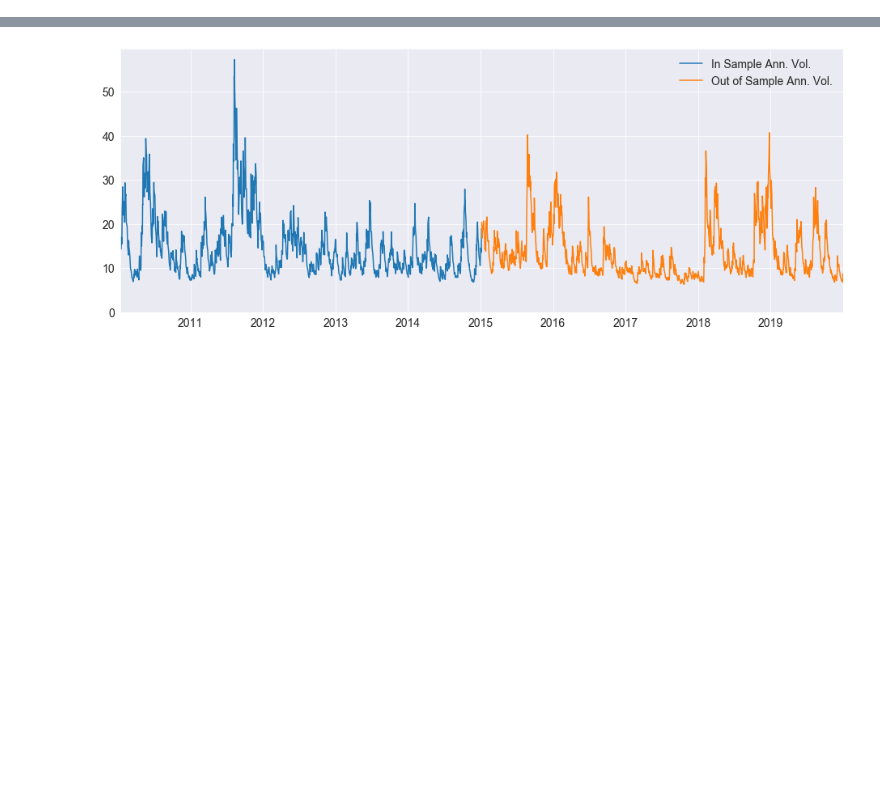
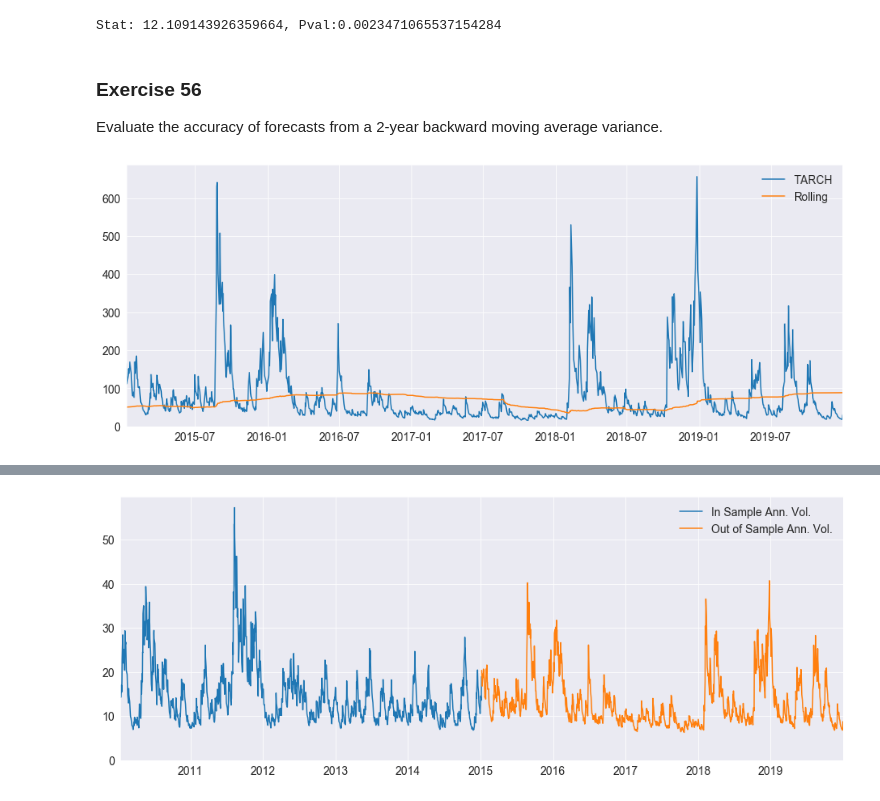
Before and after one commit to bashtage/python-introduction, a Jupyter notebook: solutions/winter/arch-model-forecasting.ipynb, the cells around one changed output, grey strips where cells are left out. Drawn from its saved outputs; the diff is of its cells as text; code cells hidden in the pictures; blank space fills up the shorter version.

```diff
--- a/solutions/winter/arch-model-forecasting.ipynb
+++ b/solutions/winter/arch-model-forecasting.ipynb
@@ -65,0 +97,6 @@ Optimization terminated successfully.    (Exit mode 0)
+# %%
+# Join the returns and the variance forecasts
+combined = pd.concat([returns, oos_variance], axis = 1)
+combined.columns = ["returns","oos_variance"]
+# Remove mossing
+combined = combined.dropna()
@@ -65,0 +160,23 @@ Optimization terminated successfully.    (Exit mode 0)
+# %%
+test = res.wald_test(np.eye(2), use_f=False)
+print(f"Stat: {test.statistic[0,0]}, Pval:{test.pvalue}")
+# %% [output]
+Stat: 12.109143926359664, Pval:0.0023471065537154284
+# %% [markdown]
+### Exercise 56
+
+Evaluate the accuracy of forecasts from a 2-year backward moving average variance.
+# %%
+rolling_variance = (returns**2).rolling(2*252).mean()
+rolling_variance = rolling_variance.shift(1)
+rolling_variance.name = "rolling_variance"
+combined = pd.concat([combined, rolling_variance], axis=1).dropna()
+
+_, ax = plt.subplots(1, 1)
+plt.plot(combined.oos_variance, label="TARCH")
+plt.plot(combined.rolling_variance, label="Rolling")
+ax.set_xlim(combined.index[0], combined.index[-1])
+ax.set_ylim(0, ax.get_ylim()[1])
+_ = plt.legend(frameon=False)
+# %% [output]
+[figure, added]
```
Also changed, not shown: parts of 20 cells of this notebook, 23 other files.
